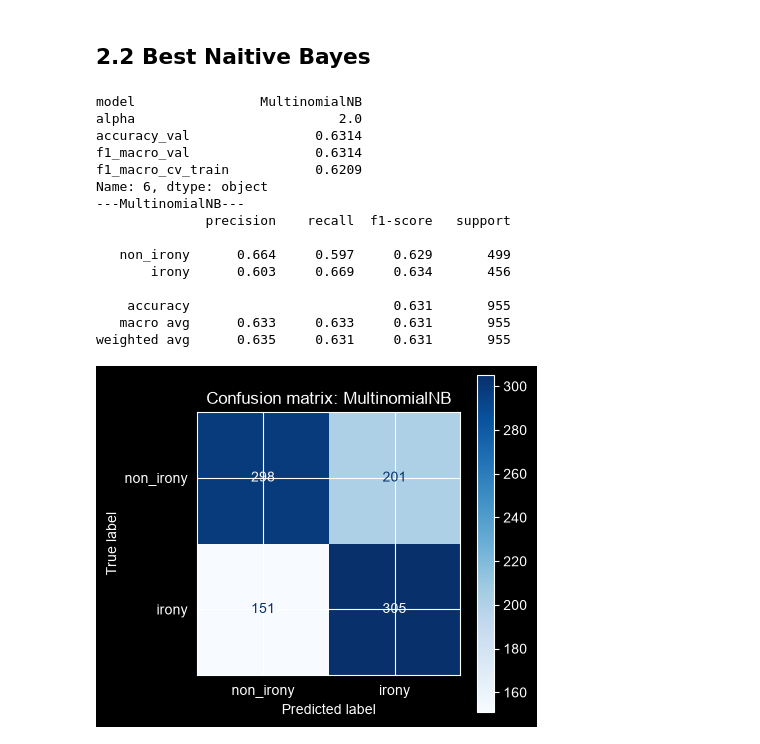
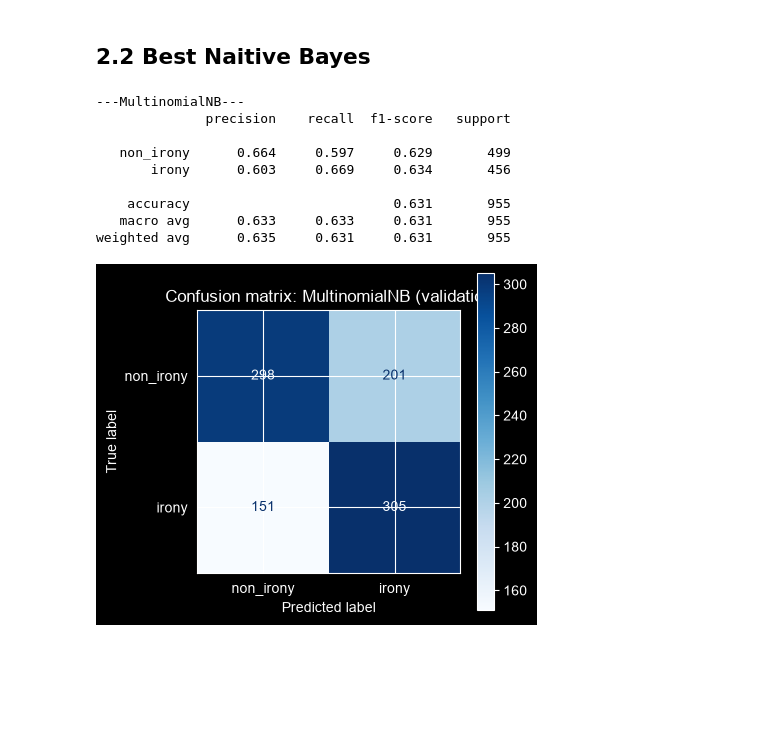
Before and after one commit to MohamedChaker-bha/irony-detection, a Jupyter notebook: notebooks/02_nb_logreg.ipynb, the cells around one changed output. Saved outputs shown, nothing was run; the diff lists cells and outputs as text; code cells hidden in the pictures; blank space fills up the shorter version.

```diff
--- a/notebooks/02_nb_logreg.ipynb
+++ b/notebooks/02_nb_logreg.ipynb
@@ -212,30 +195,20 @@ plt.show()
 # %% [markdown]
 ## 2.2 Best Naitive Bayes
 # %%
-best = nb_results.loc[nb_results["f1_macro_cv_train"].idxmax()]   # pick by CV on train
-print(best)
-Modele_best= MultinomialNB if best["model"] == "MultinomialNB" else ComplementNB
-nb_final= build_pipeline(Modele_best(alpha=best["alpha"]))
-nb_final.fit(X_train, y_train)
-pred_nb= nb_final.predict(X_val)
+nb_best = nb_grid.best_estimator_          # already refitted on the whole training set
+pred_nb = nb_best.predict(X_val)
 
-nb_name = type(nb_final.named_steps["clf"]).__name__
+nb_name = type(nb_best.named_steps["clf"]).__name__
 nb_metrics = evaluate(nb_name, y_val, pred_nb)
-save_results(nb_metrics, METRICS_CSV, alpha=best["alpha"])
+save_results(nb_metrics, METRICS_CSV, **nb_grid.best_params_)
 # %% [output]
-model                MultinomialNB
-alpha                          2.0
-accuracy_val                0.6314
-f1_macro_val                0.6314
-f1_macro_cv_train           0.6209
-Name: 6, dtype: object
 ---MultinomialNB---
               precision    recall  f1-score   support
 
    non_irony      0.664     0.597     0.629       499
        irony      0.603     0.669     0.634       456
 
     accuracy                          0.631       955
    macro avg      0.633     0.633     0.631       955
 weighted avg      0.635     0.631     0.631       955
-[figure, old version]
+[figure, new version]
```
Also changed, not shown: parts of 12 cells of this notebook, 2 other files.
